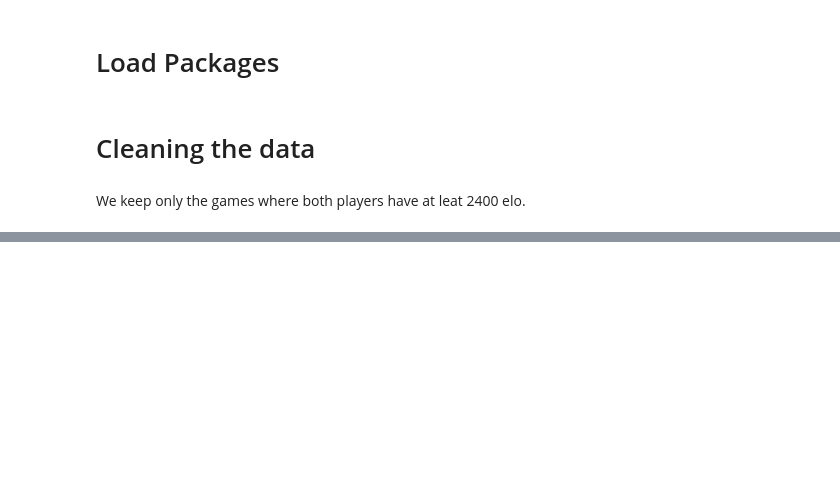
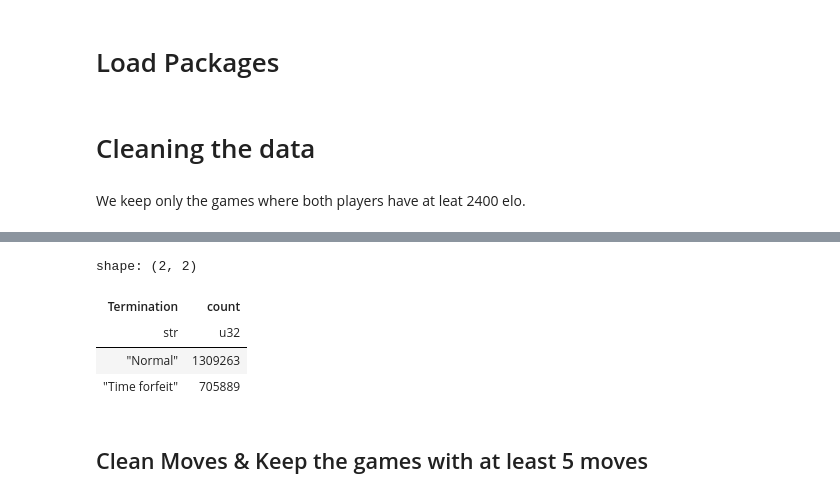
Before and after one commit to Dominika0202/Chess-opening-trainer, a Jupyter notebook: 1_data_cleaning.ipynb, the cells around one changed output, grey strips where cells are left out. Saved outputs shown, nothing was run; the diff lists cells and outputs as text; code cells hidden in the pictures; blank space fills up the shorter version.

```diff
--- a/1_data_cleaning.ipynb
+++ b/1_data_cleaning.ipynb
@@ -157,0 +194,16 @@ shape: (2_015_001, 9)
+# %%
+df = df.filter(
+    ~pl.col("Termination").is_in(["Unterminated", "Rules infraction", "Abandoned"])
+)
+# %%
+#check the result
+freq_term = df["Termination"].value_counts(sort = True)
+freq_term
+# %% [output]
+shape: (2, 2)
+| Termination | count |
+| str | u32 |
+| "Normal" | 1309263 |
+| "Time forfeit" | 705889 |
+# %% [markdown]
+## Clean Moves & Keep the games with at least 5 moves
```
Also changed, not shown: parts of 14 cells of this notebook, 1 other file.
